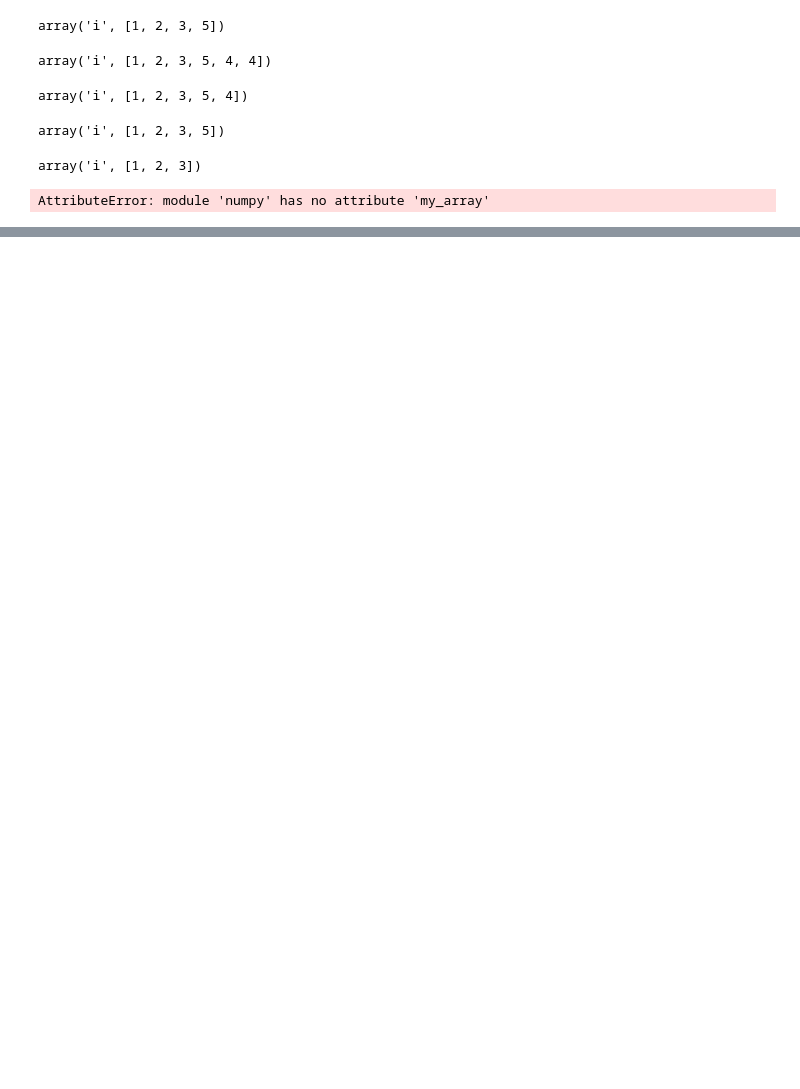
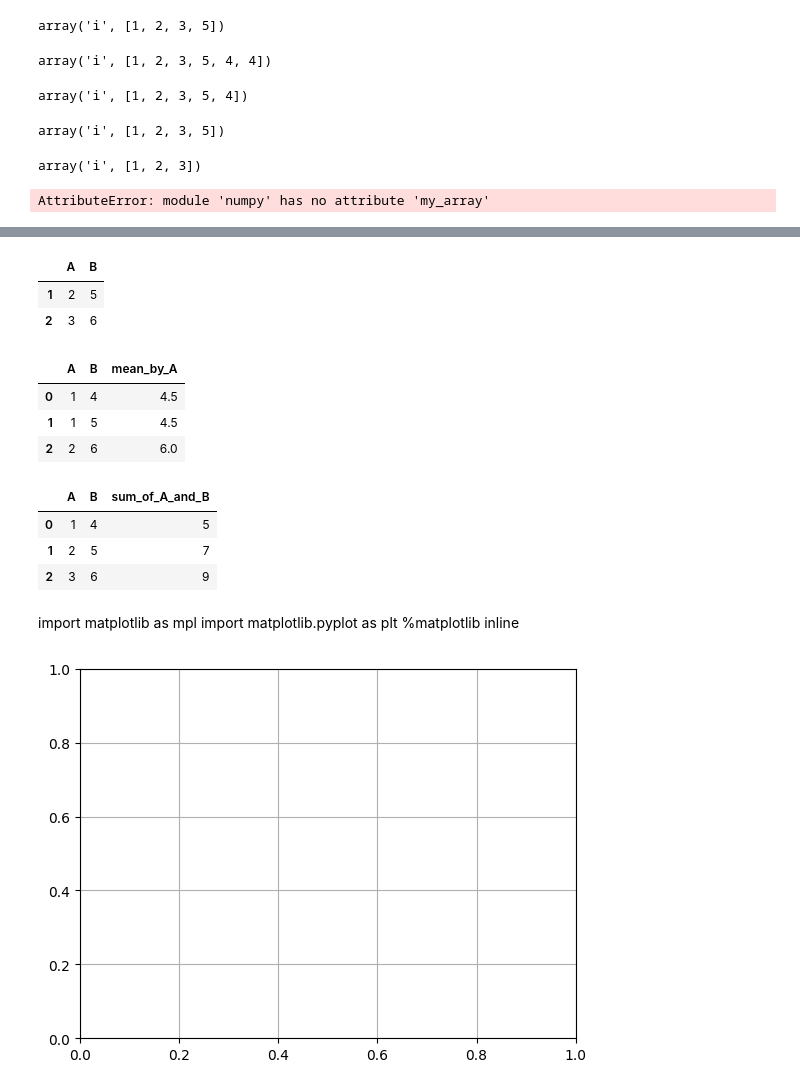
Before and after one commit to leodavidfan/AI_Books, a Jupyter notebook: 8515FinalPrep.ipynb, the cells around one changed output, grey strips where cells are left out. Drawn from its saved outputs; the diff is of its cells as text; code cells hidden in the pictures; blank space fills up the shorter version.

```diff
--- a/8515FinalPrep.ipynb
+++ b/8515FinalPrep.ipynb
@@ -464,0 +947,44 @@ AttributeError: module 'numpy' has no attribute 'my_array'
+# %%
+import pandas as pd
+
+df = pd.DataFrame({'A': [1, 2, 3], 'B': [4, 5, 6]})
+df_filtered = df[df['A'] > 1]
+df_filtered
+# %% [output]
+|  | A | B |
+| 1 | 2 | 5 |
+| 2 | 3 | 6 |
+# %%
+import pandas as pd
+
+df = pd.DataFrame({'A': [1, 1, 2], 'B': [4, 5, 6]})
+df['mean_by_A'] = df.groupby('A')['B'].transform('mean')
+df
+# %% [output]
+|  | A | B | mean_by_A |
+| 0 | 1 | 4 | 4.5 |
+| 1 | 1 | 5 | 4.5 |
+| 2 | 2 | 6 | 6.0 |
+# %%
+import pandas as pd
+
+df = pd.DataFrame({'A': [1, 2, 3], 'B': [4, 5, 6]})
+df['sum_of_A_and_B'] = df.apply(lambda row: row['A'] + row['B'], axis=1)
+df
+# %% [output]
+|  | A | B | sum_of_A_and_B |
+| 0 | 1 | 4 | 5 |
+| 1 | 2 | 5 | 7 |
+| 2 | 3 | 6 | 9 |
+# %% [markdown]
+import matplotlib as mpl
+import matplotlib.pyplot as plt
+%matplotlib inline
+# %%
+fig = plt.figure()
+ax = plt.axes()
+
+# Add a grid
+plt.grid(True)
+# %% [output]
+[figure, added]
```
Also changed, not shown: parts of 72 cells of this notebook.
